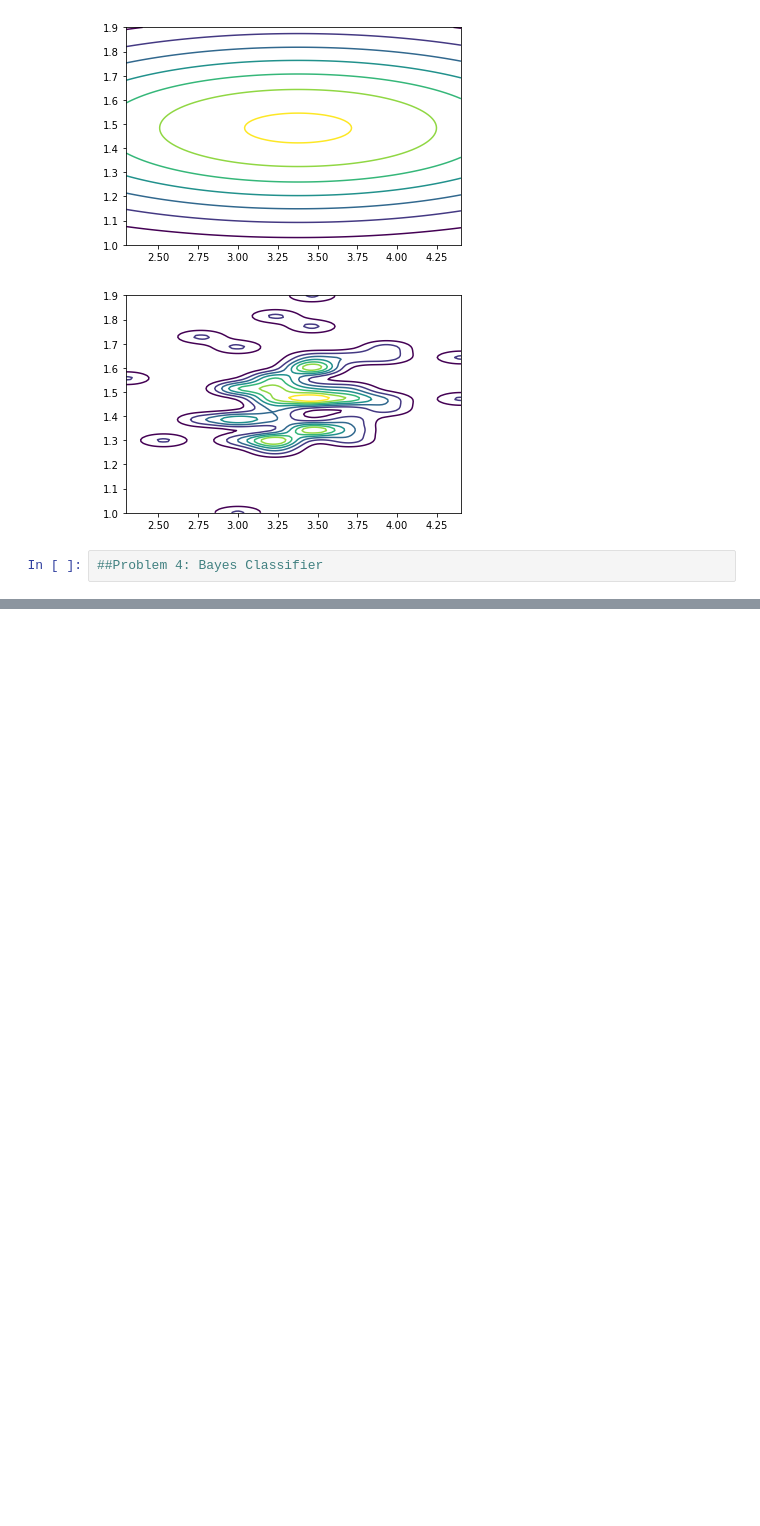
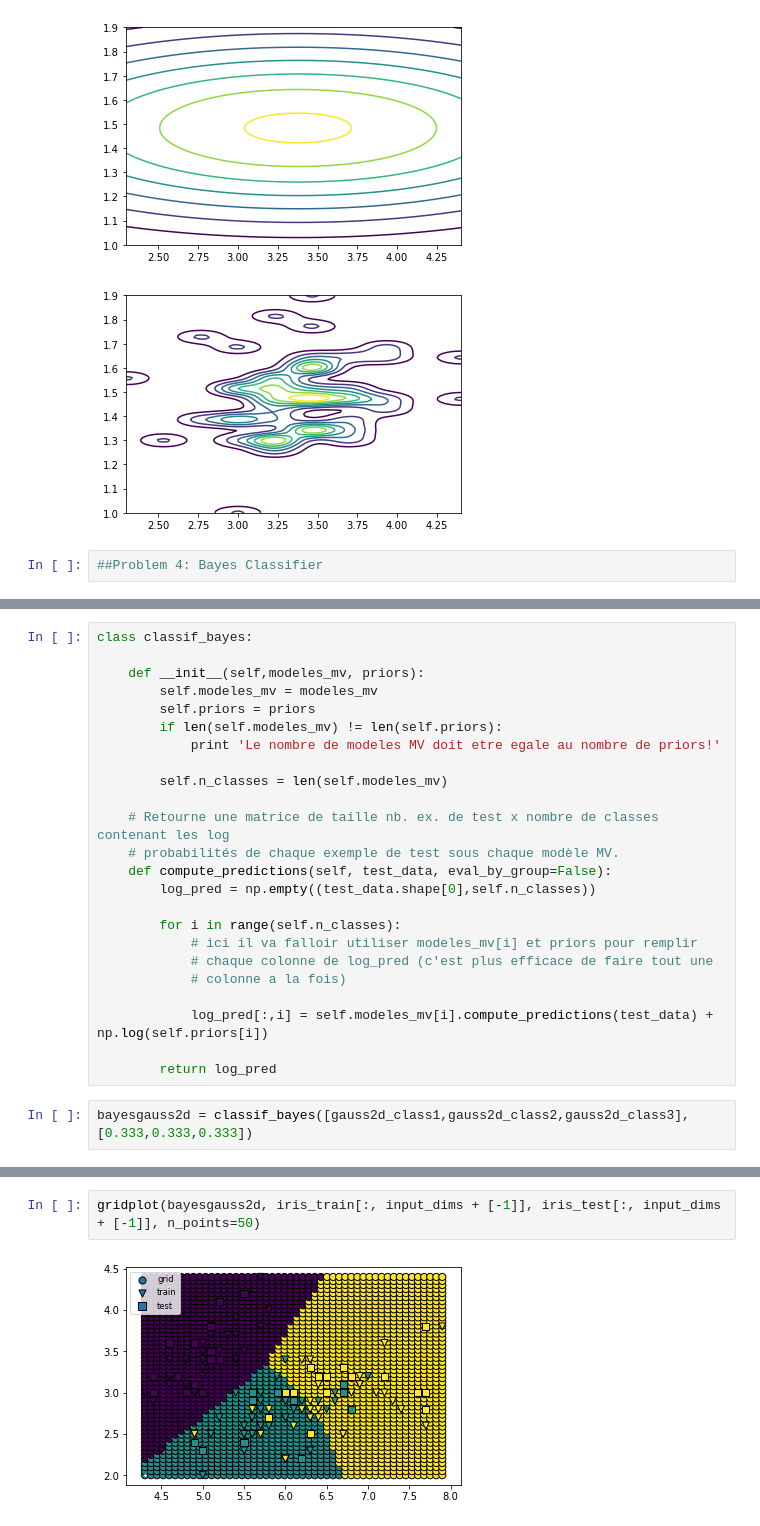
Before and after one commit to KyleGoyette/MachineLearningDevoir1, a Jupyter notebook: Question 3.ipynb, the cells around one changed output, grey strips where cells are left out. Cells and saved outputs as stored; diff of their text form; blank space fills up the shorter version.

Commit message:
Add decision boundary graphs

```diff
--- a/Question 3.ipynb
+++ b/Question 3.ipynb
@@ -176,0 +219,26 @@ class3_test  = indices3[split_index3:]
+# %%
+class classif_bayes:
+
+    def __init__(self,modeles_mv, priors):
+        self.modeles_mv = modeles_mv
+        self.priors = priors
+        if len(self.modeles_mv) != len(self.priors):
+            print 'Le nombre de modeles MV doit etre egale au nombre de priors!'
+
+        self.n_classes = len(self.modeles_mv)
+
+    # Retourne une matrice de taille nb. ex. de test x nombre de classes contenant les log
+    # probabilités de chaque exemple de test sous chaque modèle MV.
+    def compute_predictions(self, test_data, eval_by_group=False):
+        log_pred = np.empty((test_data.shape[0],self.n_classes))
+
+        for i in range(self.n_classes):
+            # ici il va falloir utiliser modeles_mv[i] et priors pour remplir
+            # chaque colonne de log_pred (c'est plus efficace de faire tout une
+            # colonne a la fois)
+
+            log_pred[:,i] = self.modeles_mv[i].compute_predictions(test_data) +  np.log(self.priors[i])
+
+        return log_pred
+# %%
+bayesgauss2d = classif_bayes([gauss2d_class1,gauss2d_class2,gauss2d_class3],[0.333,0.333,0.333])
@@ -176,0 +305,4 @@ class3_test  = indices3[split_index3:]
+# %%
+gridplot(bayesgauss2d, iris_train[:, input_dims + [-1]], iris_test[:, input_dims + [-1]], n_points=50)
+# %% [output]
+[figure, added]
```
Also changed, not shown: parts of 7 cells of this notebook.
